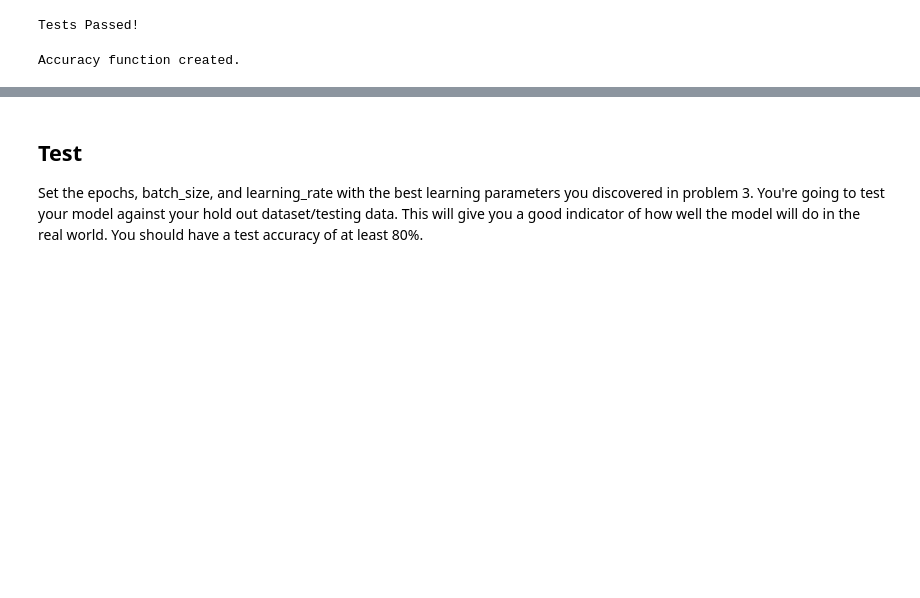
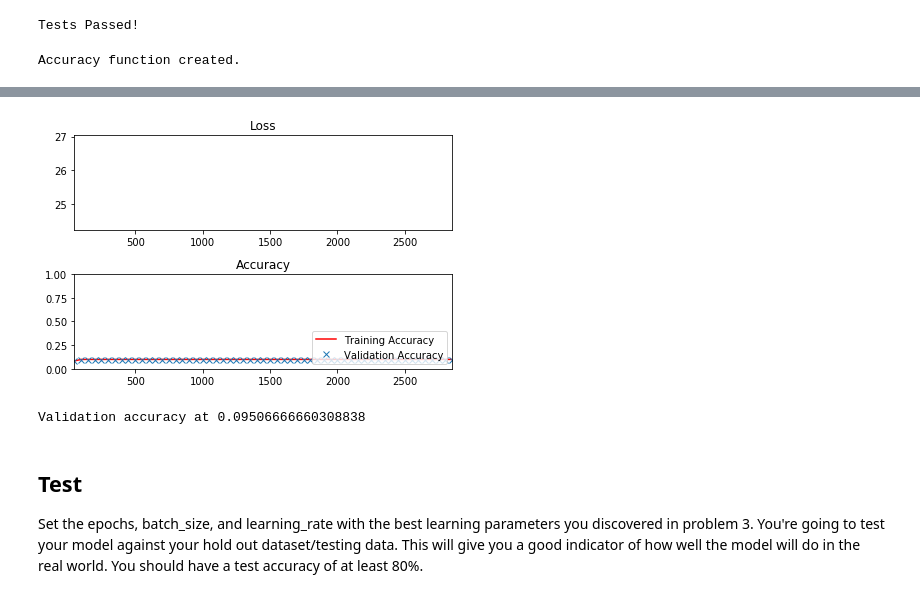
Before and after one commit to pl80tech/CarND-TensorFlow-Lab, a Jupyter notebook: lab.ipynb, the cells around one changed output, grey strips where cells are left out. Cells and saved outputs as stored; diff of their text form; code cells hidden in the pictures; blank space fills up the shorter version.

```diff
--- a/lab.ipynb
+++ b/lab.ipynb
@@ -374,9 +374,9 @@ The code will print out a Loss and Accuracy graph, so you can see how well the n
 *If you're having trouble solving problem 3, you can view the solution [here](https://github.com/udacity/CarND-TensorFlow-Lab/blob/master/solutions.ipynb).*
 # %%
 # TODO: Find the best parameters for each configuration
-# epochs =
-# batch_size =
-# learning_rate =
+epochs = 1
+batch_size = 50
+learning_rate = 0.01
 
 
 
@@ -419,33 +419,36 @@ with tf.Session() as session:
             if not batch_i % log_batch_step:
                 # Calculate Training and Validation accuracy
                 training_accuracy = session.run(accuracy, feed_dict=train_feed_dict)
                 validation_accuracy = session.run(accuracy, feed_dict=valid_feed_dict)
 
                 # Log batches
                 previous_batch = batches[-1] if batches else 0
                 batches.append(log_batch_step + previous_batch)
                 loss_batch.append(l)
                 train_acc_batch.append(training_accuracy)
                 valid_acc_batch.append(validation_accuracy)
 
         # Check accuracy against Validation data
         validation_accuracy = session.run(accuracy, feed_dict=valid_feed_dict)
 
 loss_plot = plt.subplot(211)
 loss_plot.set_title('Loss')
 loss_plot.plot(batches, loss_batch, 'g')
 loss_plot.set_xlim([batches[0], batches[-1]])
 acc_plot = plt.subplot(212)
 acc_plot.set_title('Accuracy')
 acc_plot.plot(batches, train_acc_batch, 'r', label='Training Accuracy')
 acc_plot.plot(batches, valid_acc_batch, 'x', label='Validation Accuracy')
 acc_plot.set_ylim([0, 1.0])
 acc_plot.set_xlim([batches[0], batches[-1]])
 acc_plot.legend(loc=4)
 plt.tight_layout()
 plt.show()
 
 print('Validation accuracy at {}'.format(validation_accuracy))
+# %% [output]
+[figure, added]
+Validation accuracy at 0.09506666660308838
 # %% [markdown]
 ## Test
 Set the epochs, batch_size, and learning_rate with the best learning parameters you discovered in problem 3.  You're going to test your model against your hold out dataset/testing data.  This will give you a good indicator of how well the model will do in the real world.  You should have a test accuracy of at least 80%.
```
